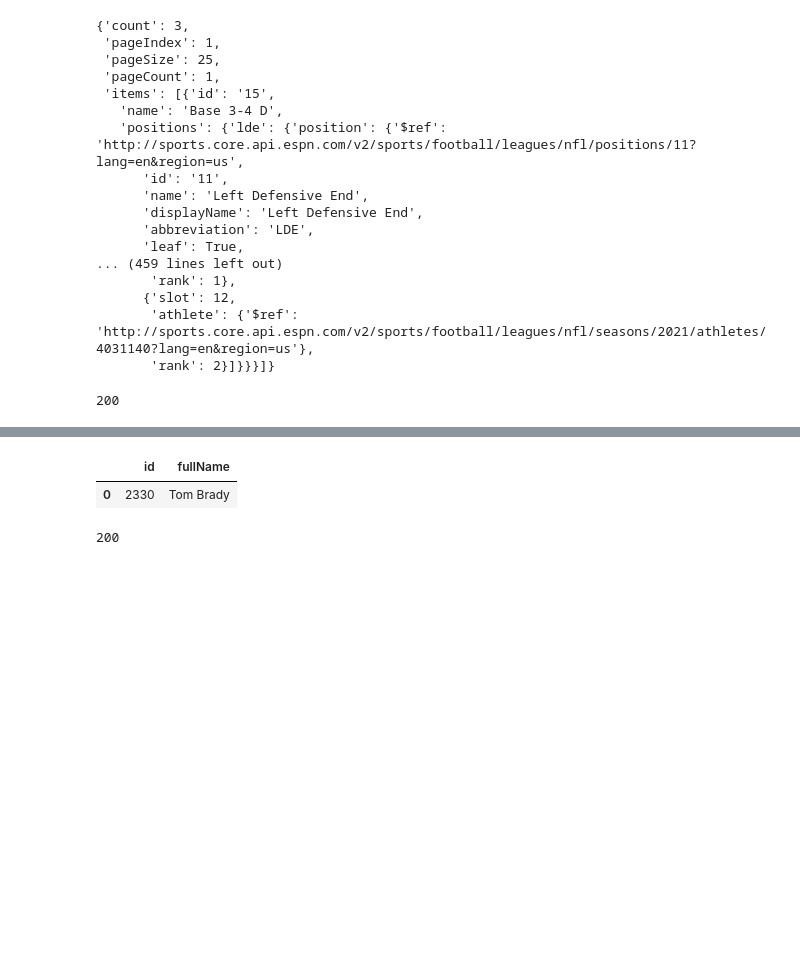
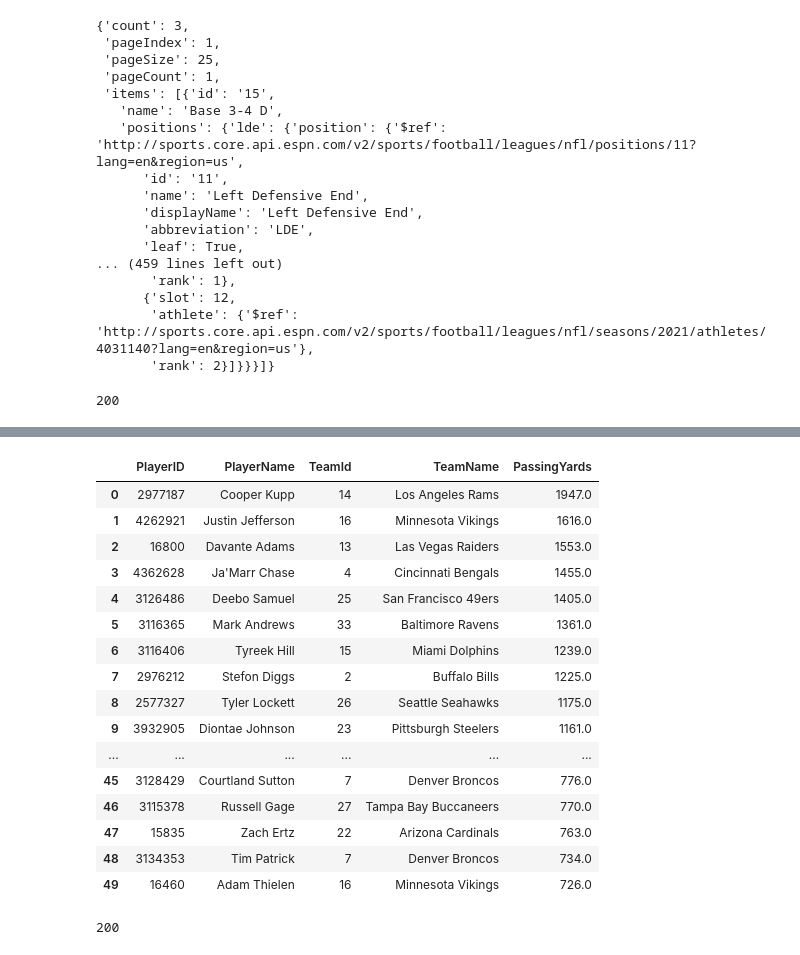
Before and after one commit to okennedyumd/INST414-Project, a Jupyter notebook: NFL_API_DATABASE.ipynb, the cells around one changed output, grey strips where cells are left out. Saved outputs shown, nothing was run; the diff lists cells and outputs as text; code cells hidden in the pictures; blank space fills up the shorter version.

```diff
--- a/NFL_API_DATABASE.ipynb
+++ b/NFL_API_DATABASE.ipynb
@@ -162,7 +162,13 @@ players3.head()
 # %%
 i = 0
-lead = players3['athlete']
+lead = players4['athlete.$ref']
+ath1 = []
+ath2 = []
 for line in lead:
-    tb = requests.get(lead[i]['$ref'])
+    tb = requests.get(lead[i])
     tb2 = tb.json()
-    tb2
+    a = tb2['id']
+    b = tb2['fullName']
+    ath1.append(a)
+    ath2.append(b)
+    i+=1
@@ -187,12 +175,40 @@ for line in lead:
-# %%
-a = tb2['fullName']
-b = tb2['id']
-
-athelete = pd.DataFrame(columns = ['id', 'fullName'])
-for line in athelete:
-    atheletes = athelete.assign(id = [b], fullName = [a])
-
-atheletes
-# %% [output]
-|  | id | fullName |
-| 0 | 2330 | Tom Brady |
+# %%
+i = 0
+teamname = players4['team.$ref']
+ath3 = []
+ath4 = []
+for line in teamname:
+    tb3 = requests.get(teamname[i])
+    tb4 = tb3.json()
+    c = tb4['id']
+    d = tb4['displayName']
+    ath3.append(c)
+    ath4.append(d)
+    i+=1
+# %%
+athelete=pd.DataFrame()
+athelete['PlayerID'] = ath1
+athelete['PlayerName'] = ath2
+athelete['TeamId'] = ath3
+athelete['TeamName'] = ath4
+athelete['PassingYards'] = players4['value']
+
+athelete
+# %% [output]
+|  | PlayerID | PlayerName | TeamId | TeamName | PassingYards |
+| 0 | 2977187 | Cooper Kupp | 14 | Los Angeles Rams | 1947.0 |
+| 1 | 4262921 | Justin Jefferson | 16 | Minnesota Vikings | 1616.0 |
+| 2 | 16800 | Davante Adams | 13 | Las Vegas Raiders | 1553.0 |
+| 3 | 4362628 | Ja'Marr Chase | 4 | Cincinnati Bengals | 1455.0 |
+| 4 | 3126486 | Deebo Samuel | 25 | San Francisco 49ers | 1405.0 |
+| 5 | 3116365 | Mark Andrews | 33 | Baltimore Ravens | 1361.0 |
+| 6 | 3116406 | Tyreek Hill | 15 | Miami Dolphins | 1239.0 |
+| 7 | 2976212 | Stefon Diggs | 2 | Buffalo Bills | 1225.0 |
+| 8 | 2577327 | Tyler Lockett | 26 | Seattle Seahawks | 1175.0 |
+| 9 | 3932905 | Diontae Johnson | 23 | Pittsburgh Steelers | 1161.0 |
+| ... | ... | ... | ... | ... | ... |
+| 45 | 3128429 | Courtland Sutton | 7 | Denver Broncos | 776.0 |
+| 46 | 3115378 | Russell Gage | 27 | Tampa Bay Buccaneers | 770.0 |
+| 47 | 15835 | Zach Ertz | 22 | Arizona Cardinals | 763.0 |
+| 48 | 3134353 | Tim Patrick | 7 | Denver Broncos | 734.0 |
+| 49 | 16460 | Adam Thielen | 16 | Minnesota Vikings | 726.0 |
```
Also changed, not shown: parts of 6 cells of this notebook, 3 other files.
